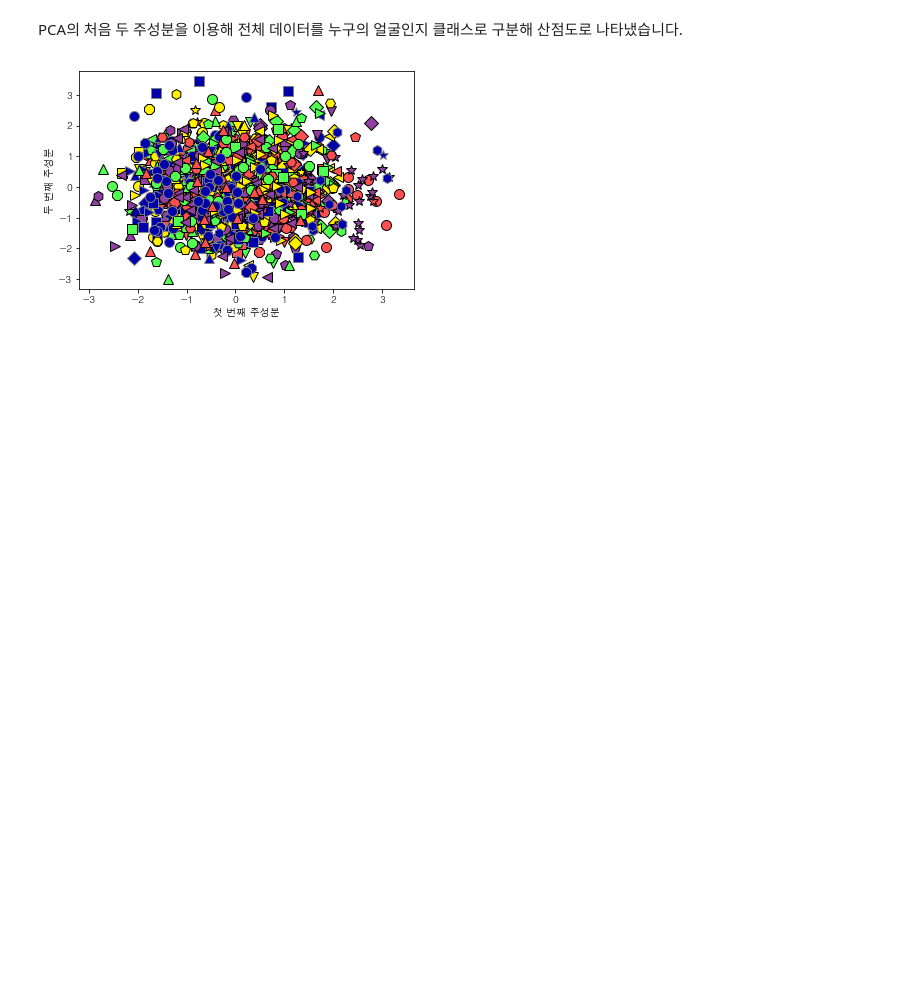
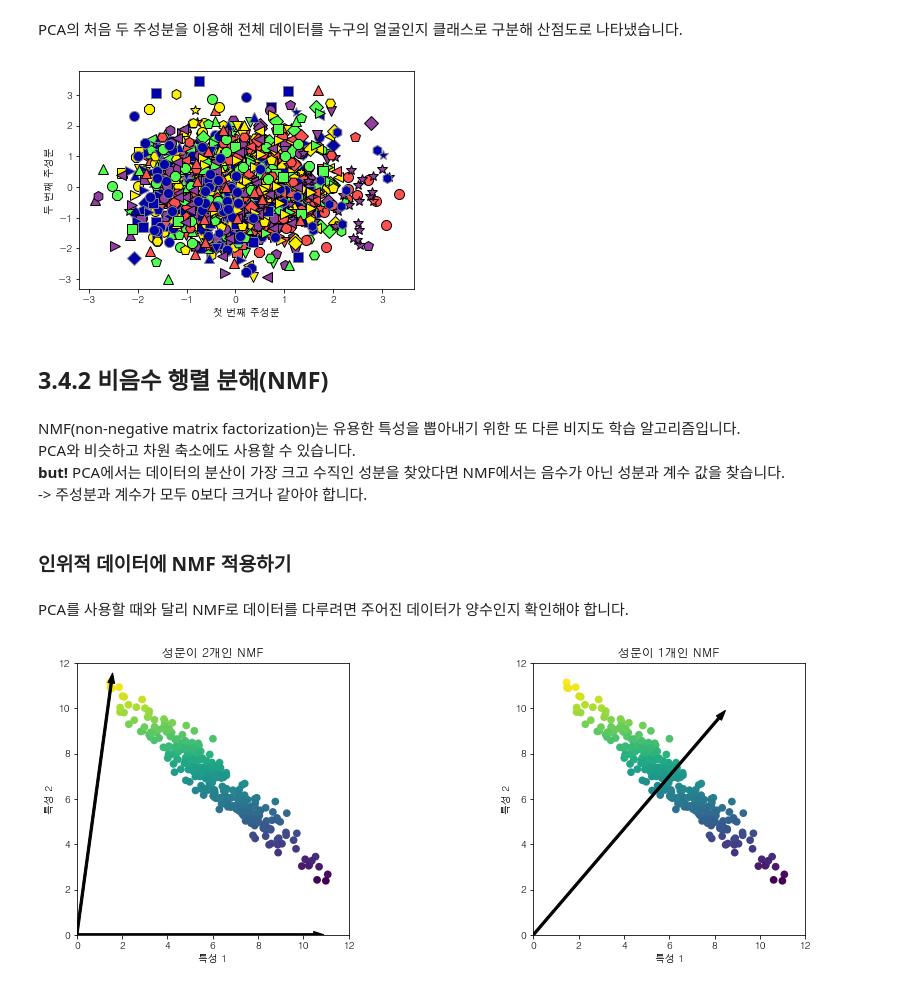
Before and after one commit to hyooo1017/Review, a Jupyter notebook: Introduction to Machine Learning with Python/3장. 비지도 학습과 데이터 전처리/3.4 차원 축소, 특성 추출, 매니폴드 학습.ipynb, the cells around one changed output. Drawn from its saved outputs; the diff is of its cells as text; code cells hidden in the pictures; blank space fills up the shorter version.

```diff
--- a/Introduction to Machine Learning with Python/3장. 비지도 학습과 데이터 전처리/3.4 차원 축소, 특성 추출, 매니폴드 학습.ipynb
+++ b/Introduction to Machine Learning with Python/3장. 비지도 학습과 데이터 전처리/3.4 차원 축소, 특성 추출, 매니폴드 학습.ipynb
@@ -288,3 +301,18 @@ plt.xlabel('첫 번째 주성분')
 plt.ylabel('두 번째 주성분');
 # %% [output]
 [figure]
+# %% [markdown]
+## 3.4.2 비음수 행렬 분해(NMF)
+# %% [markdown]
+NMF(non-negative matrix factorization)는 유용한 특성을 뽑아내기 위한 또 다른 비지도 학습 알고리즘입니다.
+PCA와 비슷하고 차원 축소에도 사용할 수 있습니다.
+**but!** PCA에서는 데이터의 분산이 가장 크고 수직인 성분을 찾았다면 NMF에서는 음수가 아닌 성분과 계수 값을 찾습니다.
+-> 주성분과 계수가 모두 0보다 크거나 같아야 합니다.
+# %% [markdown]
+### 인위적 데이터에 NMF 적용하기
+# %% [markdown]
+PCA를 사용할 때와 달리 NMF로 데이터를 다루려면 주어진 데이터가 양수인지 확인해야 합니다.
+# %%
+mglearn.plots.plot_nmf_illustration()
+# %% [output]
+[figure, added]
```
Also changed, not shown: parts of 25 cells of this notebook, 2 other files.
